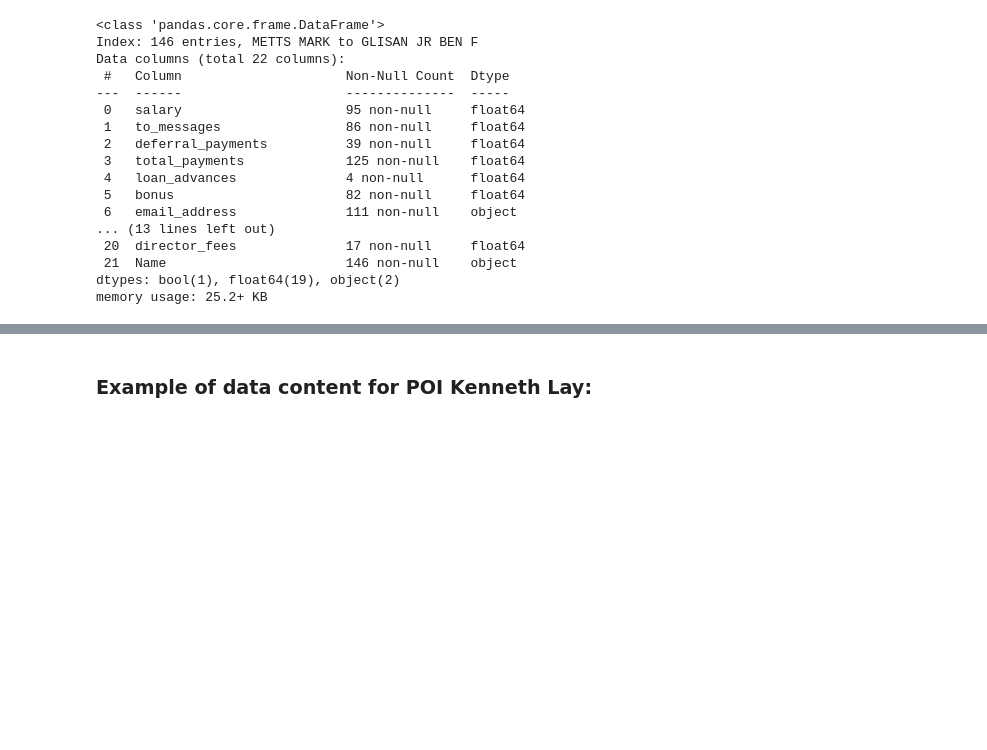
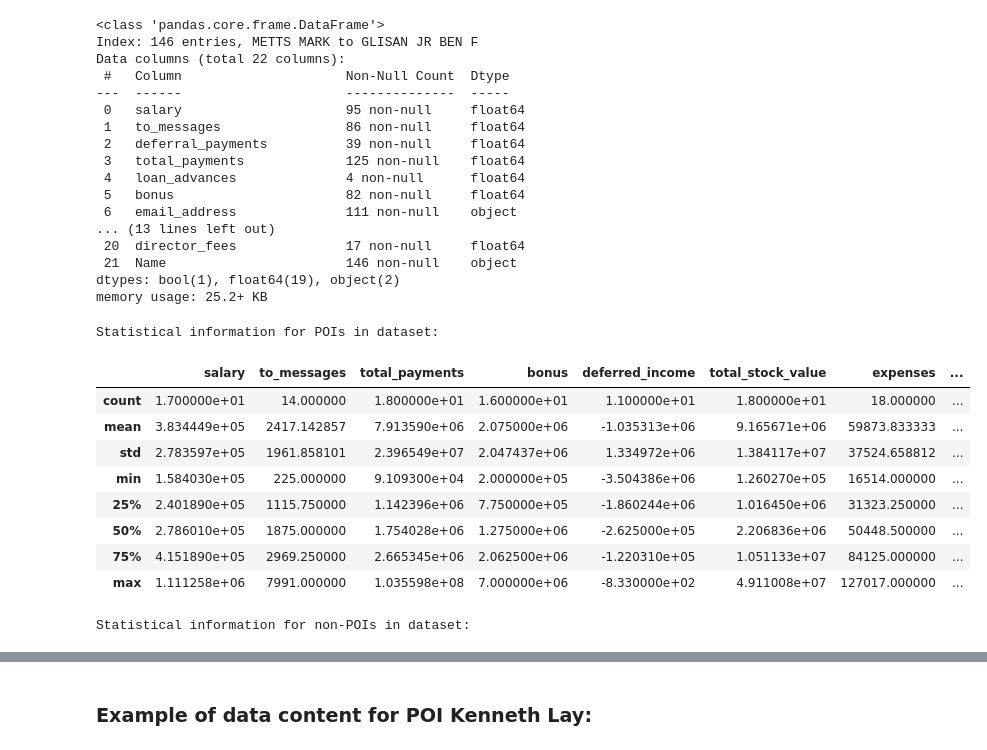
Before and after one commit to tandaniel/tandaniel, a Jupyter notebook: main/main.ipynb, the cells around one changed output, grey strips where cells are left out. Cells and saved outputs as stored; diff of their text form; code cells hidden in the pictures; blank space fills up the shorter version.

Commit message:
corrected pd.np.nan issue added dataframe details for poi and non-poi

```diff
--- a/main/main.ipynb
+++ b/main/main.ipynb
@@ -141,3 +141,23 @@ Data columns (total 22 columns):
  21  Name                       146 non-null    object
 dtypes: bool(1), float64(19), object(2)
 memory usage: 25.2+ KB
+# %%
+for cond in [True, False]:
+    if cond == True:
+        print('\nStatistical information for POIs in dataset:')
+        display((enron_df.loc[enron_df['poi'] == cond]).describe())
+    else:
+        print('\nStatistical information for non-POIs in dataset:')
+        display((enron_df.loc[enron_df['poi'] == cond]).describe())
+# %% [output]
+Statistical information for POIs in dataset:
+|  | salary | to_messages | total_payments | bonus | deferred_income | total_stock_value | expenses | ... |
+| count | 1.700000e+01 | 14.000000 | 1.800000e+01 | 1.600000e+01 | 1.100000e+01 | 1.800000e+01 | 18.000000 | ... |
+| mean | 3.834449e+05 | 2417.142857 | 7.913590e+06 | 2.075000e+06 | -1.035313e+06 | 9.165671e+06 | 59873.833333 | ... |
+| std | 2.783597e+05 | 1961.858101 | 2.396549e+07 | 2.047437e+06 | 1.334972e+06 | 1.384117e+07 | 37524.658812 | ... |
+| min | 1.584030e+05 | 225.000000 | 9.109300e+04 | 2.000000e+05 | -3.504386e+06 | 1.260270e+05 | 16514.000000 | ... |
+| 25% | 2.401890e+05 | 1115.750000 | 1.142396e+06 | 7.750000e+05 | -1.860244e+06 | 1.016450e+06 | 31323.250000 | ... |
+| 50% | 2.786010e+05 | 1875.000000 | 1.754028e+06 | 1.275000e+06 | -2.625000e+05 | 2.206836e+06 | 50448.500000 | ... |
+| 75% | 4.151890e+05 | 2969.250000 | 2.665345e+06 | 2.062500e+06 | -1.220310e+05 | 1.051133e+07 | 84125.000000 | ... |
+| max | 1.111258e+06 | 7991.000000 | 1.035598e+08 | 7.000000e+06 | -8.330000e+02 | 4.911008e+07 | 127017.000000 | ... |
+Statistical information for non-POIs in dataset:
```
Also changed, not shown: parts of 4 cells of this notebook.
